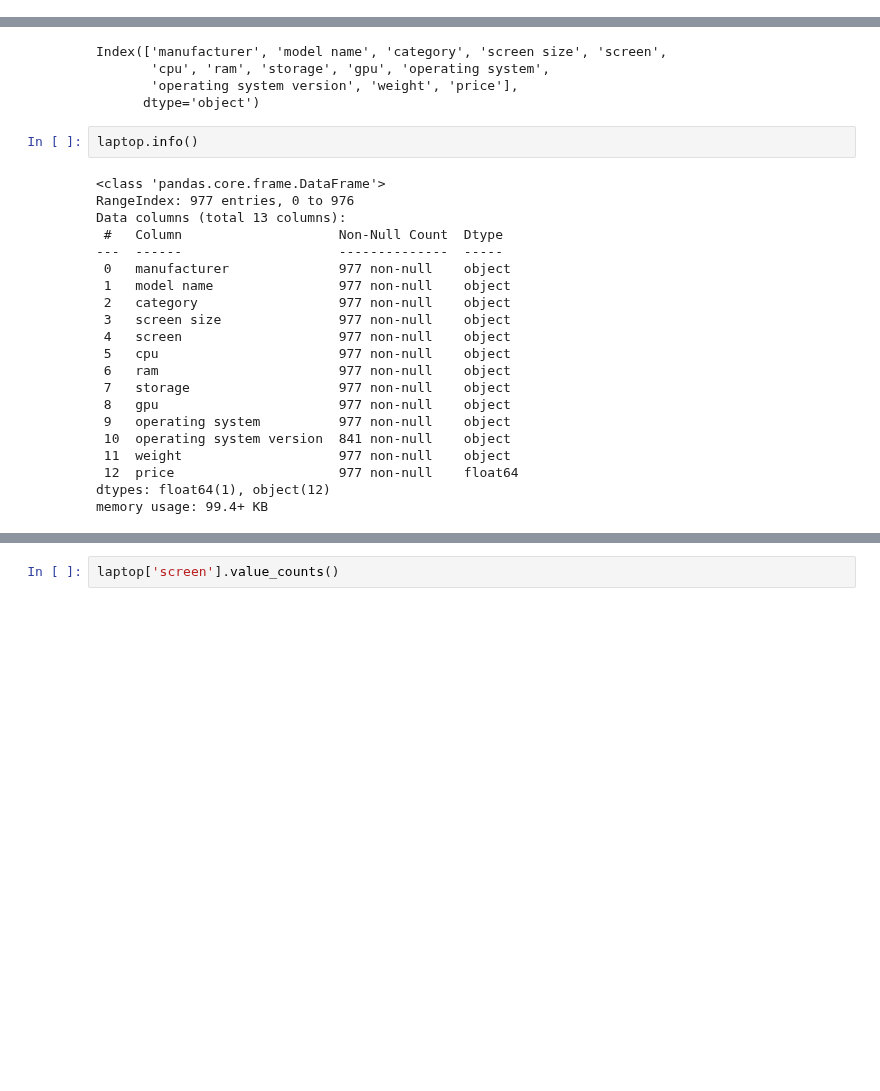
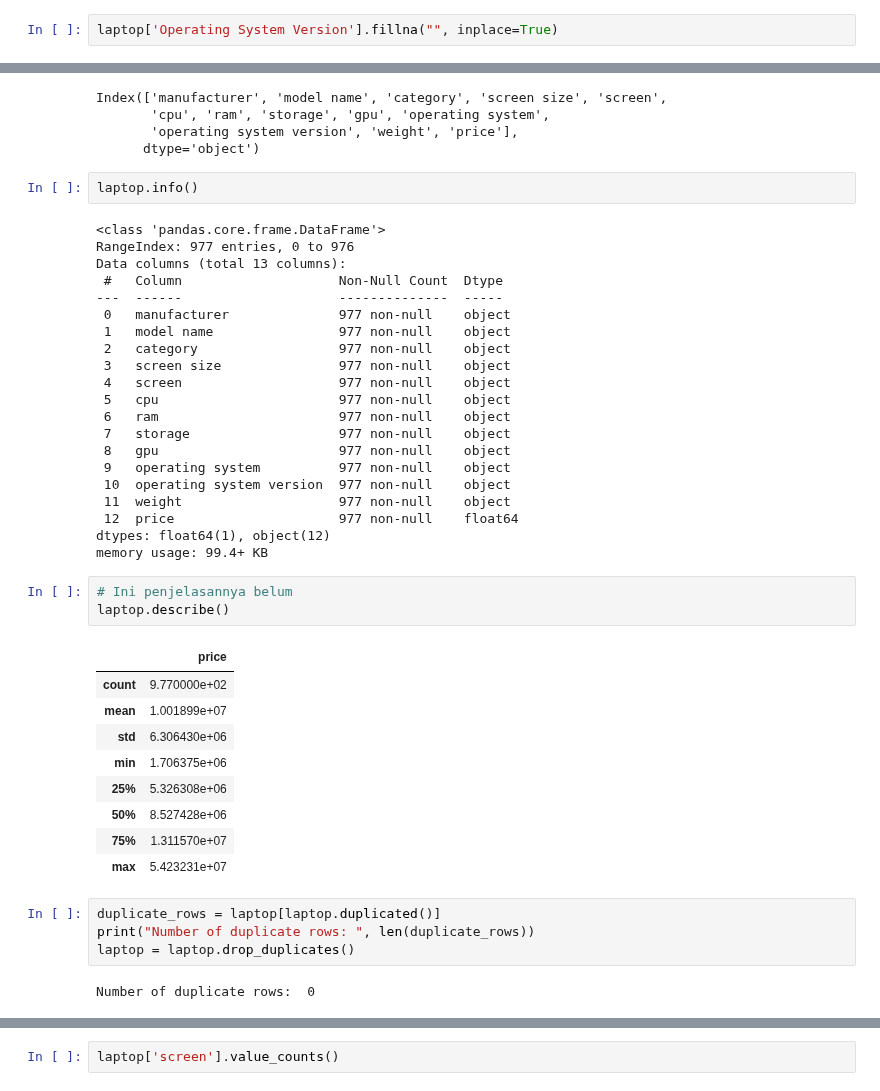
Before and after one commit to indraJuliansyahPutra/Laptop-Price, a Jupyter notebook: clean.ipynb, the cells around one changed output, grey strips where cells are left out. Cells and saved outputs as stored; diff of their text form; blank space fills up the shorter version.

```diff
--- a/clean.ipynb
+++ b/clean.ipynb
@@ -15,3 +42,5 @@ laptop.head()
+# %%
+laptop['Operating System Version'].fillna("", inplace=True)
 # %%
 laptop = laptop.rename(columns=str.lower)
 
@@ -41,8 +70,27 @@ Data columns (total 13 columns):
  7   storage                   977 non-null    object
  8   gpu                       977 non-null    object
  9   operating system          977 non-null    object
- 10  operating system version  841 non-null    object
+ 10  operating system version  977 non-null    object
  11  weight                    977 non-null    object
  12  price                     977 non-null    float64
 dtypes: float64(1), object(12)
 memory usage: 99.4+ KB
+# %%
+# Ini penjelasannya belum
+laptop.describe()
+# %% [output]
+|  | price |
+| count | 9.770000e+02 |
+| mean | 1.001899e+07 |
+| std | 6.306430e+06 |
+| min | 1.706375e+06 |
+| 25% | 5.326308e+06 |
+| 50% | 8.527428e+06 |
+| 75% | 1.311570e+07 |
+| max | 5.423231e+07 |
+# %%
+duplicate_rows = laptop[laptop.duplicated()]
+print("Number of duplicate rows: ", len(duplicate_rows))
+laptop = laptop.drop_duplicates()
+# %% [output]
+Number of duplicate rows:  0
```
Also changed, not shown: parts of 36 cells of this notebook, 2 other files.
